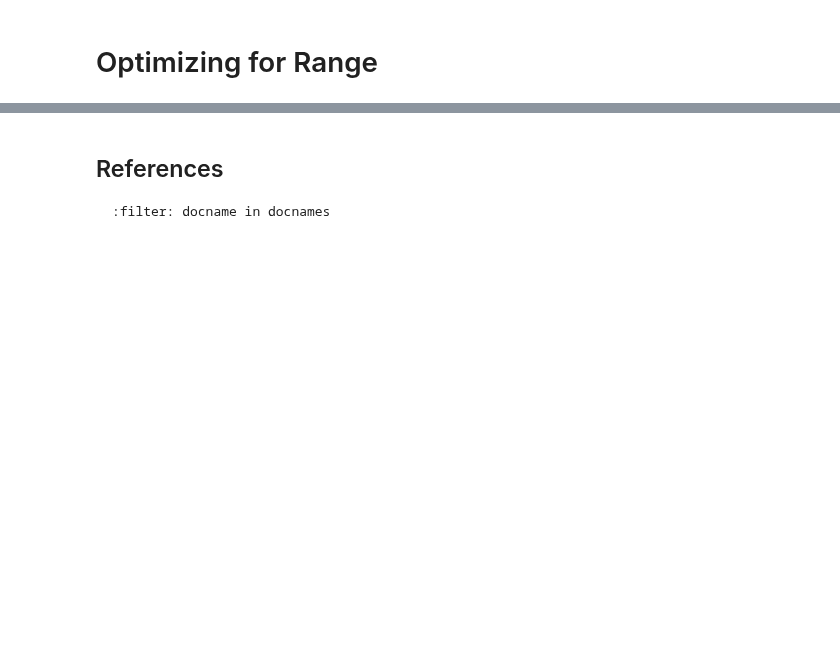
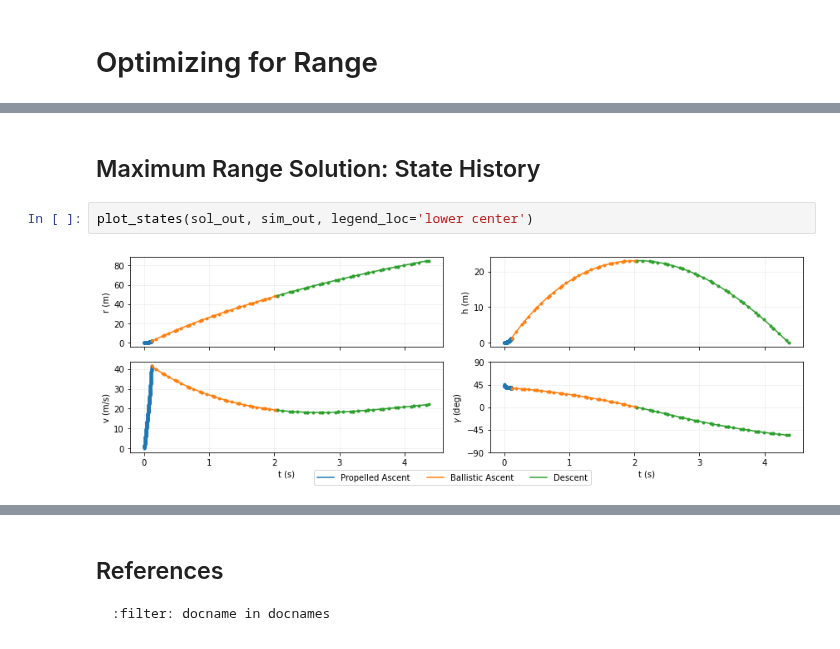
Before and after one commit to OpenMDAO/dymos, a Jupyter notebook: docs/dymos_book/examples/water_rocket/water_rocket.ipynb, the cells around one changed output, grey strips where cells are left out. Saved outputs shown, nothing was run; the diff lists cells and outputs as text; blank space fills up the shorter version.

```diff
--- a/docs/dymos_book/examples/water_rocket/water_rocket.ipynb
+++ b/docs/dymos_book/examples/water_rocket/water_rocket.ipynb
@@ -484,3 +814,9 @@ plot_states(p, exp_out)
+# %% [markdown]
+## Maximum Range Solution: State History
+# %%
+plot_states(sol_out, sim_out, legend_loc='lower center')
+# %% [output]
+[figure, added]
 # %%
 from openmdao.utils.assert_utils import assert_near_equal
 
```
Also changed, not shown: parts of 27 cells of this notebook, 2 other files.
